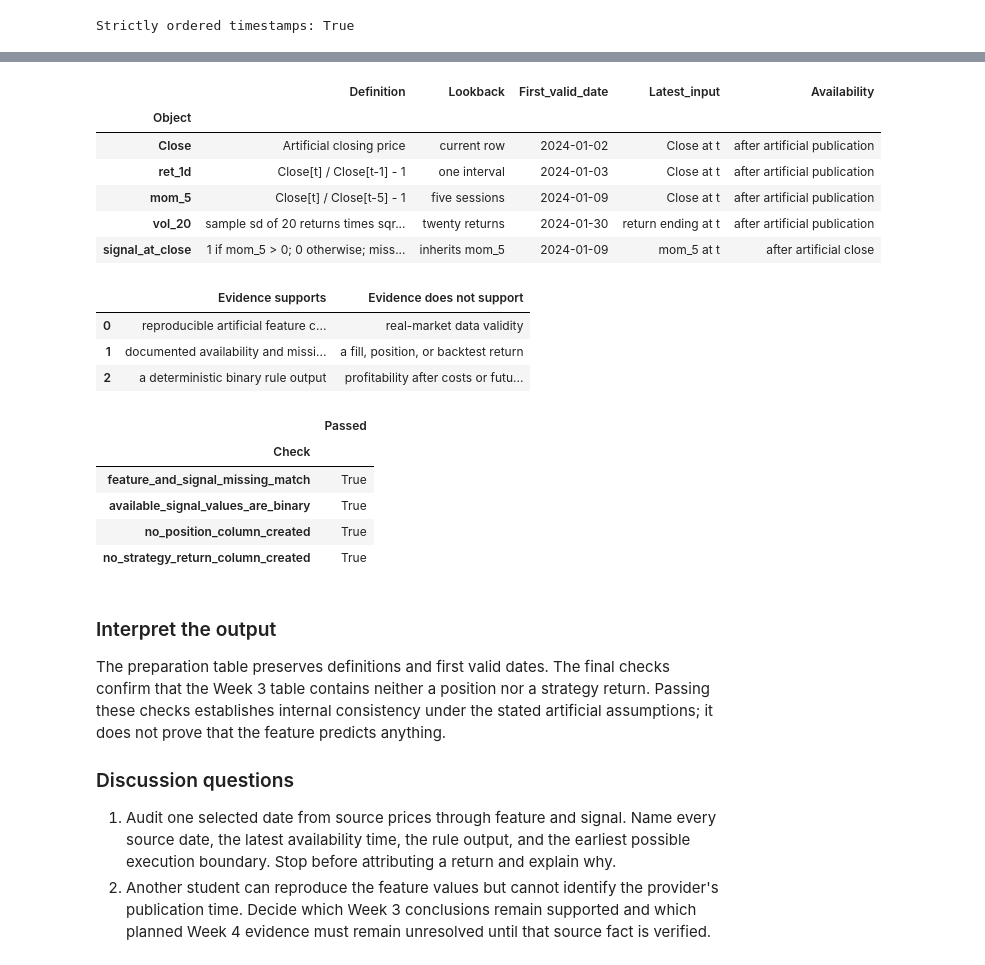
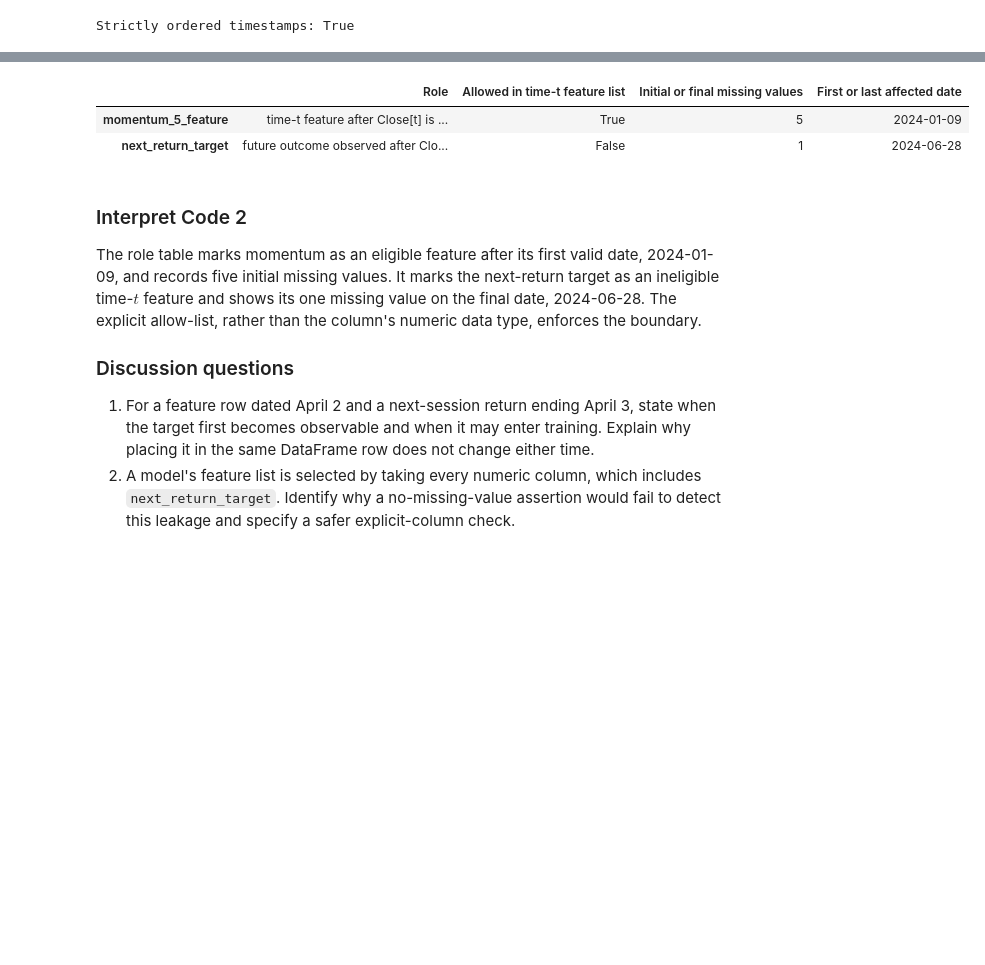
Before and after one commit to KennethWYLee/FinTech, a Jupyter notebook: course/03/week3_main.ipynb, the cells around one changed output, grey strips where cells are left out. Cells and saved outputs as stored; diff of their text form; code cells hidden in the pictures; blank space fills up the shorter version.

Commit message:
Rebuild Week 3 with dual worked examples

```diff
--- a/course/03/week3_main.ipynb
+++ b/course/03/week3_main.ipynb
@@ -1613,70 +1714,34 @@ Write one prediction about the output. Do not replace the prediction after seein
 # %%
-week4_preparation_audit = pd.DataFrame(
-    [
-        ["Close", "Artificial closing price", "current row", features["Close"].first_valid_index(), "Close at t", "after artificial publication"],
-        ["ret_1d", "Close[t] / Close[t-1] - 1", "one interval", features["ret_1d"].first_valid_index(), "Close at t", "after artificial publication"],
-        ["mom_5", "Close[t] / Close[t-5] - 1", "five sessions", features["mom_5"].first_valid_index(), "Close at t", "after artificial publication"],
-        ["vol_20", "sample sd of 20 returns times sqrt(252)", "twenty returns", features["vol_20"].first_valid_index(), "return ending at t", "after artificial publication"],
-        ["signal_at_close", "1 if mom_5 > 0; 0 otherwise; missing if unavailable", "inherits mom_5", features["signal_at_close"].first_valid_index(), "mom_5 at t", "after artificial close"],
-    ],
-    columns=["Object", "Definition", "Lookback", "First_valid_date", "Latest_input", "Availability"],
-).set_index("Object")
-
-claim_boundary = pd.DataFrame(
+aapl_real = load_us_daily("AAPL")
+real_role_data = pd.DataFrame(index=aapl_real.index)
+real_role_data["momentum_5_feature"] = aapl_real["Close"] / aapl_real["Close"].shift(5) - 1
+real_role_data["next_return_target"] = aapl_real["Close"].pct_change(fill_method=None).shift(-1)
+real_role_record = pd.DataFrame(
     {
-        "Evidence supports": [
-            "reproducible artificial feature calculations",
-            "documented availability and missing-history rules",
-            "a deterministic binary rule output",
-        ],
-        "Evidence does not support": [
-            "real-market data validity",
-            "a fill, position, or backtest return",
-            "profitability after costs or future performance",
-        ],
-    }
+        "Role": ["time-t feature after Close[t] is available", "future outcome observed after Close[t+1]"],
+        "Allowed in time-t feature list": [True, False],
+        "Initial or final missing values": [int(real_role_data["momentum_5_feature"].isna().sum()), int(real_role_data["next_return_target"].isna().sum())],
+        "First or last affected date": [str(real_role_data["momentum_5_feature"].first_valid_index().date()), str(real_role_data.index[-1].date())],
+    },
+    index=real_role_data.columns,
 )
-display(week4_preparation_audit)
-display(claim_boundary)
-
-week4_preparation_checks = pd.Series(
-    {
-        "feature_and_signal_missing_match": features["mom_5"].isna().equals(features["signal_at_close"].isna()),
-        "available_signal_values_are_binary": set(features["signal_at_close"].dropna().unique()).issubset({0.0, 1.0}),
-        "no_position_column_created": "position" not in features.columns,
-        "no_strategy_return_column_created": "strategy_return" not in features.columns,
-    },
-    name="Passed",
-)
-display(week4_preparation_checks.rename_axis("Check").to_frame())
-assert week4_preparation_checks.all()
+display(real_role_record)
+allowed_real_features = ["momentum_5_feature"]
+assert "next_return_target" not in allowed_real_features
+assert pd.isna(real_role_data["next_return_target"].iloc[-1])
 # %% [output]
-|  | Definition | Lookback | First_valid_date | Latest_input | Availability |
-| Object |  |  |  |  |  |
-| Close | Artificial closing price | current row | 2024-01-02 | Close at t | after artificial publication |
-| ret_1d | Close[t] / Close[t-1] - 1 | one interval | 2024-01-03 | Close at t | after artificial publication |
-| mom_5 | Close[t] / Close[t-5] - 1 | five sessions | 2024-01-09 | Close at t | after artificial publication |
-| vol_20 | sample sd of 20 returns times sqr... | twenty returns | 2024-01-30 | return ending at t | after artificial publication |
-| signal_at_close | 1 if mom_5 > 0; 0 otherwise; miss... | inherits mom_5 | 2024-01-09 | mom_5 at t | after artificial close |
+|  | Role | Allowed in time-t feature list | Initial or final missing values | First or last affected date |
+| momentum_5_feature | time-t feature after Close[t] is ... | True | 5 | 2024-01-09 |
+| next_return_target | future outcome observed after Clo... | False | 1 | 2024-06-28 |
-|  | Evidence supports | Evidence does not support |
-| 0 | reproducible artificial feature c... | real-market data validity |
-| 1 | documented availability and missi... | a fill, position, or backtest return |
-| 2 | a deterministic binary rule output | profitability after costs or futu... |
-|  | Passed |
-| Check |  |
-| feature_and_signal_missing_match | True |
-| available_signal_values_are_binary | True |
-| no_position_column_created | True |
-| no_strategy_return_column_created | True |
 # %% [markdown]
-### Interpret the output
+### Interpret Code 2
 
 
-The preparation table preserves definitions and first valid dates. The final checks confirm that the Week 3 table contains neither a position nor a strategy return. Passing these checks establishes internal consistency under the stated artificial assumptions; it does not prove that the feature predicts anything.
+The role table marks momentum as an eligible feature after its first valid date, 2024-01-09, and records five initial missing values. It marks the next-return target as an ineligible time-$t$ feature and shows its one missing value on the final date, 2024-06-28. The explicit allow-list, rather than the column's numeric data type, enforces the boundary.
 
 
 ### Discussion questions
 
-1. Audit one selected date from source prices through feature and signal. Name every source date, the latest availability time, the rule output, and the earliest possible execution boundary. Stop before attributing a return and explain why.
-2. Another student can reproduce the feature values but cannot identify the provider's publication time. Decide which Week 3 conclusions remain supported and which planned Week 4 evidence must remain unresolved until that source fact is verified.
+1. For a feature row dated April 2 and a next-session return ending April 3, state when the target first becomes observable and when it may enter training. Explain why placing it in the same DataFrame row does not change either time.
+2. A model's feature list is selected by taking every numeric column, which includes `next_return_target`. Identify why a no-missing-value assertion would fail to detect this leakage and specify a safer explicit-column check.
 # %% [markdown]
```
Also changed, not shown: parts of 148 cells of this notebook.
